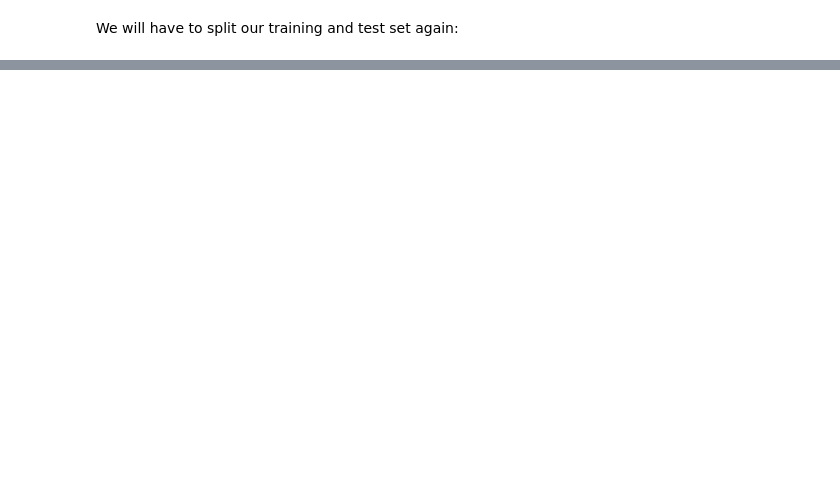
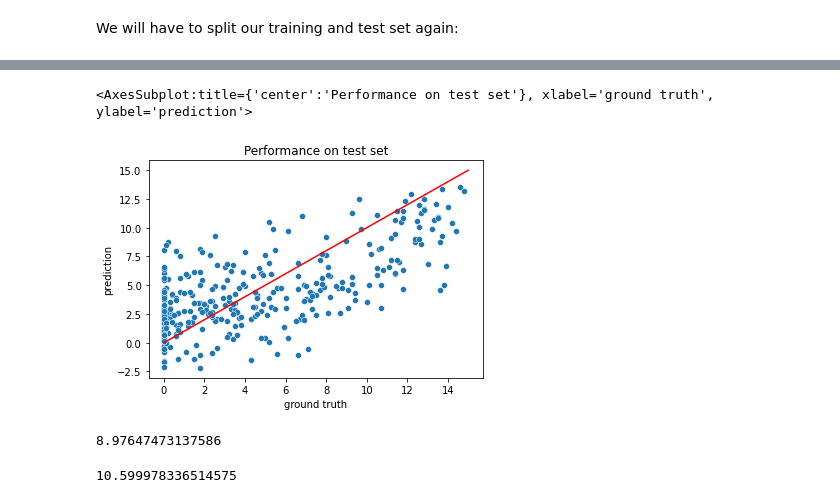
Before and after one commit to esciencecenter-digital-skills/SICSS-odissei-machine-learning, a Jupyter notebook: notebooks/5-Regression.ipynb, the cells around one changed output, grey strips where cells are left out. Drawn from its saved outputs; the diff is of its cells as text; code cells hidden in the pictures; blank space fills up the shorter version.

```diff
--- a/notebooks/5-Regression.ipynb
+++ b/notebooks/5-Regression.ipynb
@@ -64,0 +79,22 @@ Name: BASEL_sunshine, Length: 766, dtype: float64
+# %%
+plot = sns.scatterplot(x=y_test, y=pred_test)
+plot.set_title('Performance on test set')
+plot.set_xlabel('ground truth')
+plot.set_ylabel('prediction')
+plot.set_xbound((0, 16))
+plot.set_ybound((-3, 16))
+
+sns.lineplot(x=np.arange(16), y=np.arange(16), color='red')
+# %% [output]
+<AxesSubplot:title={'center':'Performance on test set'}, xlabel='ground truth', ylabel='prediction'>
+[figure, added]
+# %%
+from sklearn.metrics import mean_squared_error
+
+mean_squared_error(y_train, pred_train)
+# %% [output]
+8.97647473137586
+# %%
+mean_squared_error(y_test, pred_test)
+# %% [output]
+10.599978336514575
```
Also changed, not shown: parts of 21 cells of this notebook, 1 other file.
